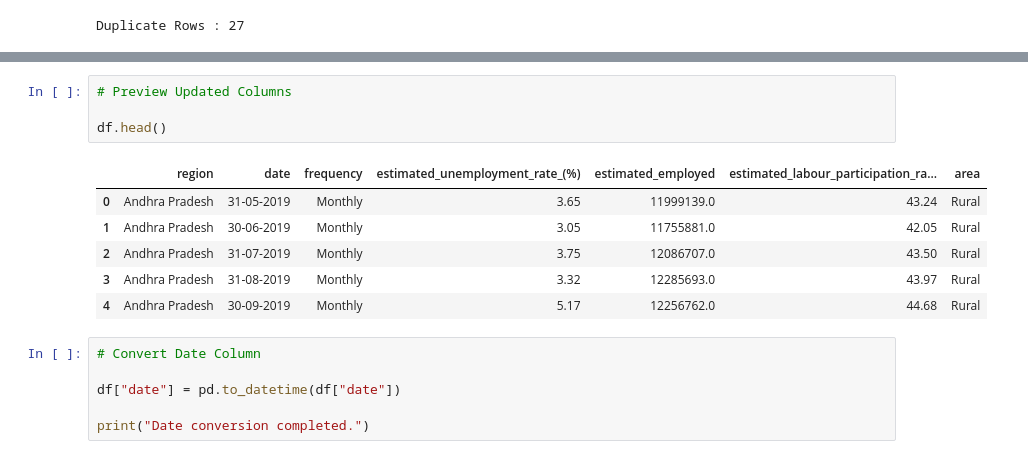
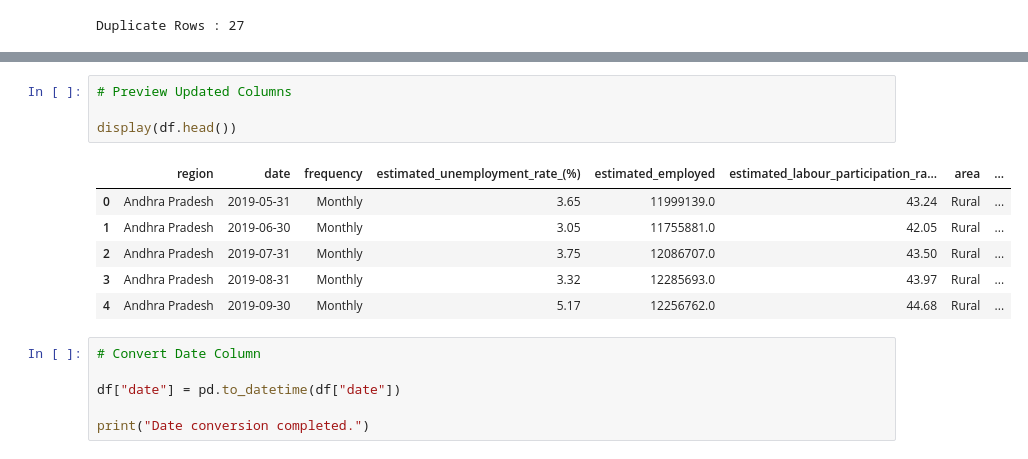
Before and after one commit to Sowravkanth/OIBSIP, a Jupyter notebook: DataScience-Task2-UnemploymentAnalysis/notebooks/Unemployment_Analysis.ipynb, the cells around one changed output, grey strips where cells are left out. Saved outputs shown, nothing was run; the diff lists cells and outputs as text.

```diff
--- a/DataScience-Task2-UnemploymentAnalysis/notebooks/Unemployment_Analysis.ipynb
+++ b/DataScience-Task2-UnemploymentAnalysis/notebooks/Unemployment_Analysis.ipynb
@@ -116,14 +116,14 @@ Index(['region', 'date', 'frequency', 'estimated_unemployment_rate_(%)',
 # %%
 # Preview Updated Columns
 
-df.head()
+display(df.head())
 # %% [output]
-|  | region | date | frequency | estimated_unemployment_rate_(%) | estimated_employed | estimated_labour_participation_ra... | area |
-| 0 | Andhra Pradesh | 31-05-2019 | Monthly | 3.65 | 11999139.0 | 43.24 | Rural |
-| 1 | Andhra Pradesh | 30-06-2019 | Monthly | 3.05 | 11755881.0 | 42.05 | Rural |
-| 2 | Andhra Pradesh | 31-07-2019 | Monthly | 3.75 | 12086707.0 | 43.50 | Rural |
-| 3 | Andhra Pradesh | 31-08-2019 | Monthly | 3.32 | 12285693.0 | 43.97 | Rural |
-| 4 | Andhra Pradesh | 30-09-2019 | Monthly | 5.17 | 12256762.0 | 44.68 | Rural |
+|  | region | date | frequency | estimated_unemployment_rate_(%) | estimated_employed | estimated_labour_participation_ra... | area | ... |
+| 0 | Andhra Pradesh | 2019-05-31 | Monthly | 3.65 | 11999139.0 | 43.24 | Rural | ... |
+| 1 | Andhra Pradesh | 2019-06-30 | Monthly | 3.05 | 11755881.0 | 42.05 | Rural | ... |
+| 2 | Andhra Pradesh | 2019-07-31 | Monthly | 3.75 | 12086707.0 | 43.50 | Rural | ... |
+| 3 | Andhra Pradesh | 2019-08-31 | Monthly | 3.32 | 12285693.0 | 43.97 | Rural | ... |
+| 4 | Andhra Pradesh | 2019-09-30 | Monthly | 5.17 | 12256762.0 | 44.68 | Rural | ... |
 # %%
 # Convert Date Column
 
```
Also changed, not shown: parts of 3 cells of this notebook.
